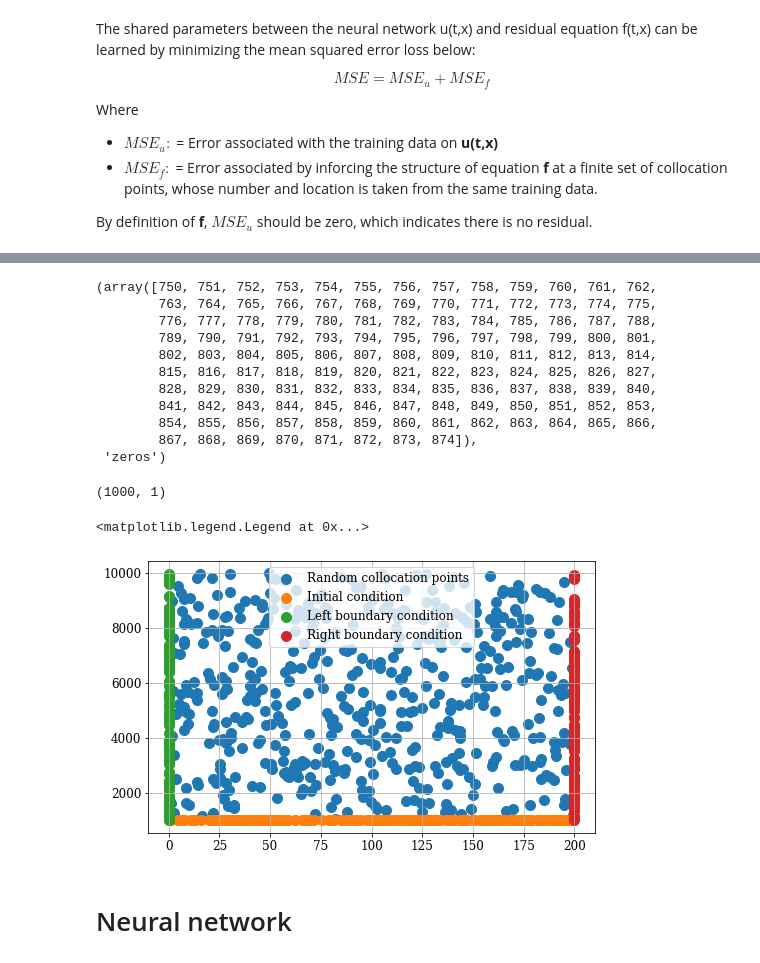
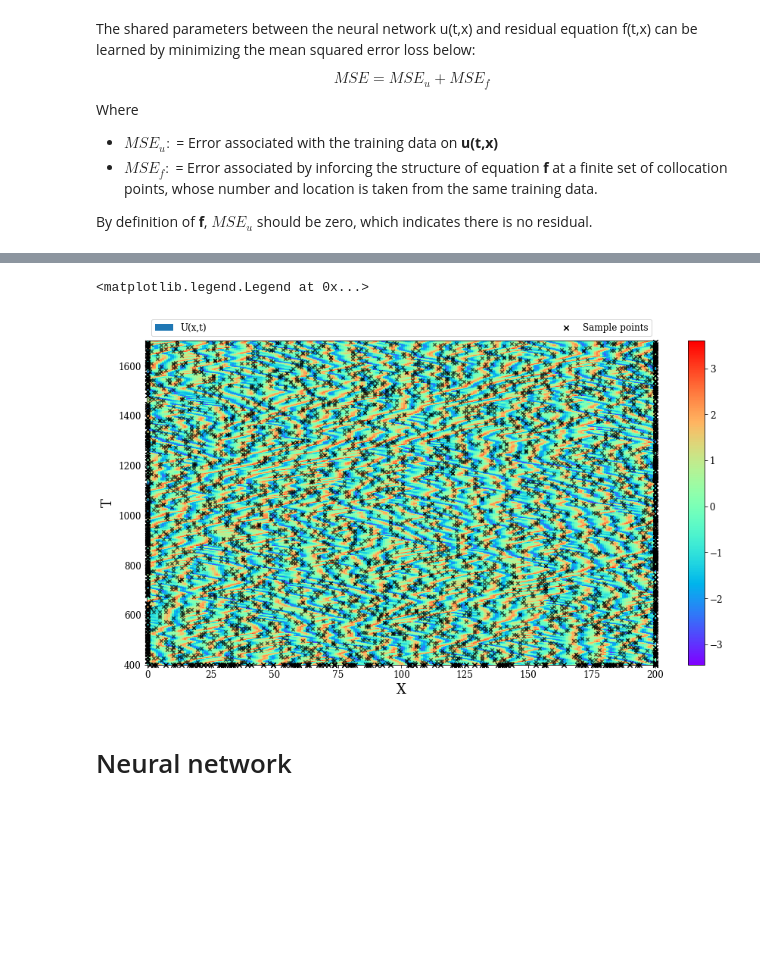
Before and after one commit to pirao/Kuramoto_PINN, a Jupyter notebook: PINN_Kuramoto.ipynb, the cells around one changed output, grey strips where cells are left out. Cells and saved outputs as stored; diff of their text form; code cells hidden in the pictures; blank space fills up the shorter version.

```diff
--- a/PINN_Kuramoto.ipynb
+++ b/PINN_Kuramoto.ipynb
@@ -132,31 +136,0 @@ plt.scatter(input_grid[0][:],input_grid[1][:])
-# %%
-target_grid[2]
-# %% [output]
-(array([750, 751, 752, 753, 754, 755, 756, 757, 758, 759, 760, 761, 762,
-        763, 764, 765, 766, 767, 768, 769, 770, 771, 772, 773, 774, 775,
-        776, 777, 778, 779, 780, 781, 782, 783, 784, 785, 786, 787, 788,
-        789, 790, 791, 792, 793, 794, 795, 796, 797, 798, 799, 800, 801,
-        802, 803, 804, 805, 806, 807, 808, 809, 810, 811, 812, 813, 814,
-        815, 816, 817, 818, 819, 820, 821, 822, 823, 824, 825, 826, 827,
-        828, 829, 830, 831, 832, 833, 834, 835, 836, 837, 838, 839, 840,
-        841, 842, 843, 844, 845, 846, 847, 848, 849, 850, 851, 852, 853,
-        854, 855, 856, 857, 858, 859, 860, 861, 862, 863, 864, 865, 866,
-        867, 868, 869, 870, 871, 872, 873, 874]),
- 'zeros')
-# %%
-input_grid[0]
-# %% [output]
-(1000, 1)
-# %%
-plt.scatter(input_grid[0][0:499],input_grid[1][0:499],label='Random collocation points')
-plt.scatter(input_grid[0][500:749],input_grid[1][500:749],label='Initial condition')
-plt.scatter(input_grid[0][750:874],input_grid[1][750:874],label='Left boundary condition')
-plt.scatter(input_grid[0][875:999],input_grid[1][875:999],label='Right boundary condition')
-plt.grid()
-plt.legend()
-
-# If we define 1000 points for DataGeneratorXT, we get half of it for the domain and the other half for boundary/initial conditions
-# There is a clear division between
-# %% [output]
-<matplotlib.legend.Legend at 0x...>
-[figure, removed]
@@ -163,3 +187,21 @@ plt.legend()
+# %%
+fig, ax = plt.subplots(figsize=(13, 7))
+
+surf = plt.pcolor(X2,T2,U2,cmap='rainbow',shading='auto')
+fig.colorbar(surf)
+
+plt.scatter(Xleft,Tleft,s=40, color='black', marker='x',clip_on = False)
+plt.scatter(Xright,Tright,s=40, color='black', marker='x',clip_on = False)
+plt.scatter(Xinit,Tinit,s=40, color='black', marker='x',clip_on = False)
+plt.scatter(Xdom,Tdom,s=20, color='black', marker='x',alpha=0.6)
+
+plt.xlabel('X')
+plt.ylabel('T')
+plt.tight_layout()
+plt.legend(['U(x,t)','Sample points'],bbox_to_anchor=(0, 1, 1, 0), loc="lower right", mode="expand", ncol=2)
+# %% [output]
+<matplotlib.legend.Legend at 0x...>
+[figure, added]
 # %% [markdown]
 # Neural network
 # %%
```
Also changed, not shown: parts of 36 cells of this notebook, 5 other files.
